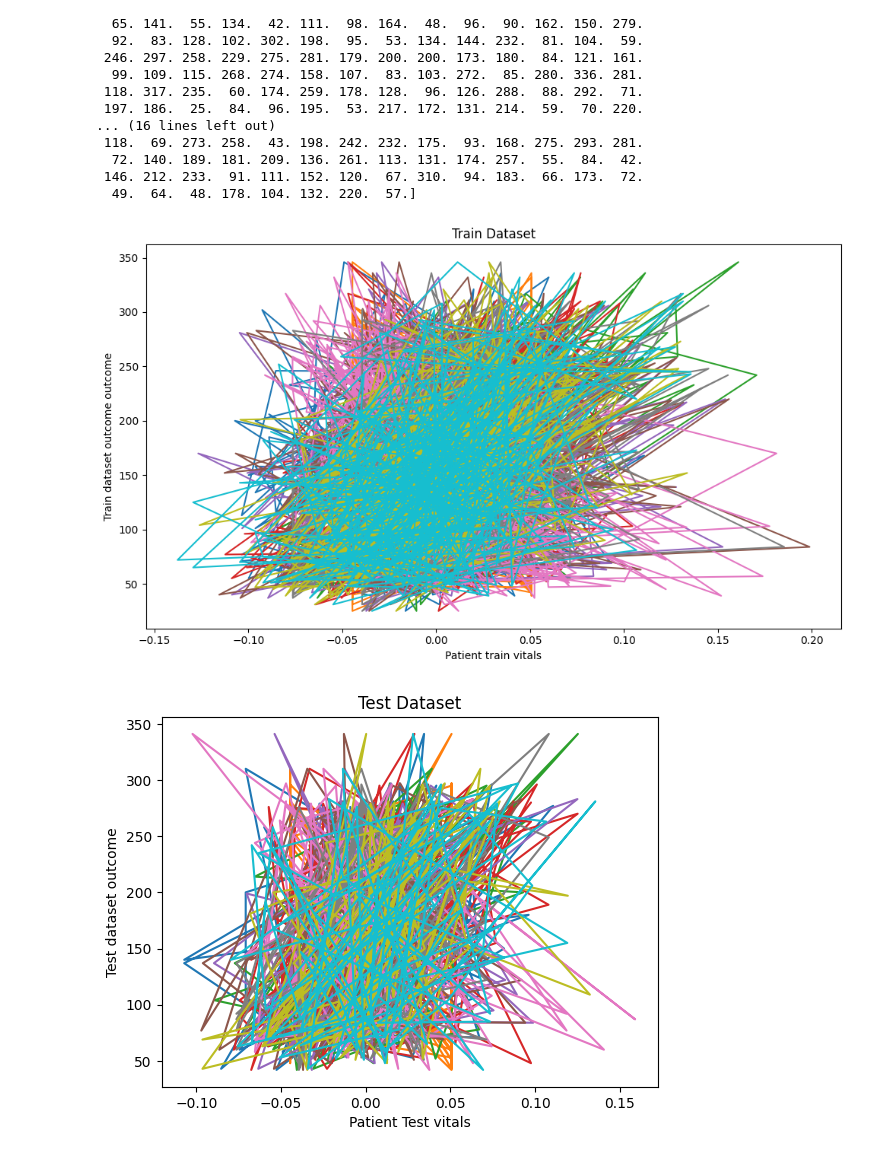
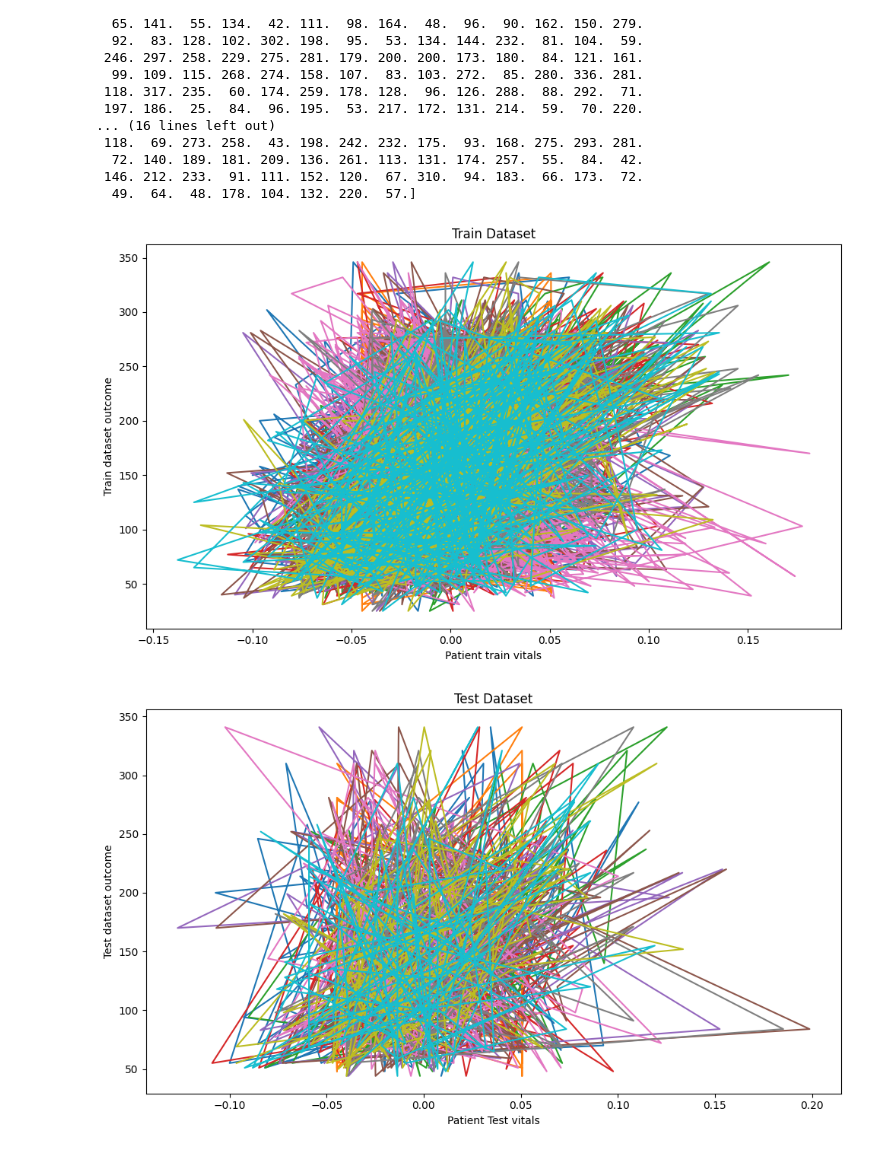
Before and after one commit to YENG-SEBASTIAN/diabetes, a Jupyter notebook: diabetesML.ipynb, the cells around one changed output. Cells and saved outputs as stored; diff of their text form; code cells hidden in the pictures.

```diff
--- a/diabetesML.ipynb
+++ b/diabetesML.ipynb
@@ -41,18 +41,21 @@ print(y)
 # %%
 X_train, X_test, y_train, y_test = train_test_split(x, y, test_size=0.2)
 plt.figure(figsize=(10, 6))
 plt.plot(X_train, y_train)
 plt.xlabel('Patient train vitals')
-plt.ylabel('Train dataset outcome outcome')
+plt.ylabel('Train dataset outcome')
 plt.title('Train Dataset')
 plt.tight_layout()
 plt.show()
 
+
+plt.figure(figsize=(10, 6))
 plt.plot(X_test, y_test)
 plt.xlabel('Patient Test vitals')
 plt.ylabel('Test dataset outcome')
 plt.title('Test Dataset')
+plt.tight_layout()
 plt.show()
 # %% [output]
-[figure, old version]
+[figure, new version]
-[figure, old version]
+[figure, new version]
```
Also changed, not shown: parts of 1 cell of this notebook.
